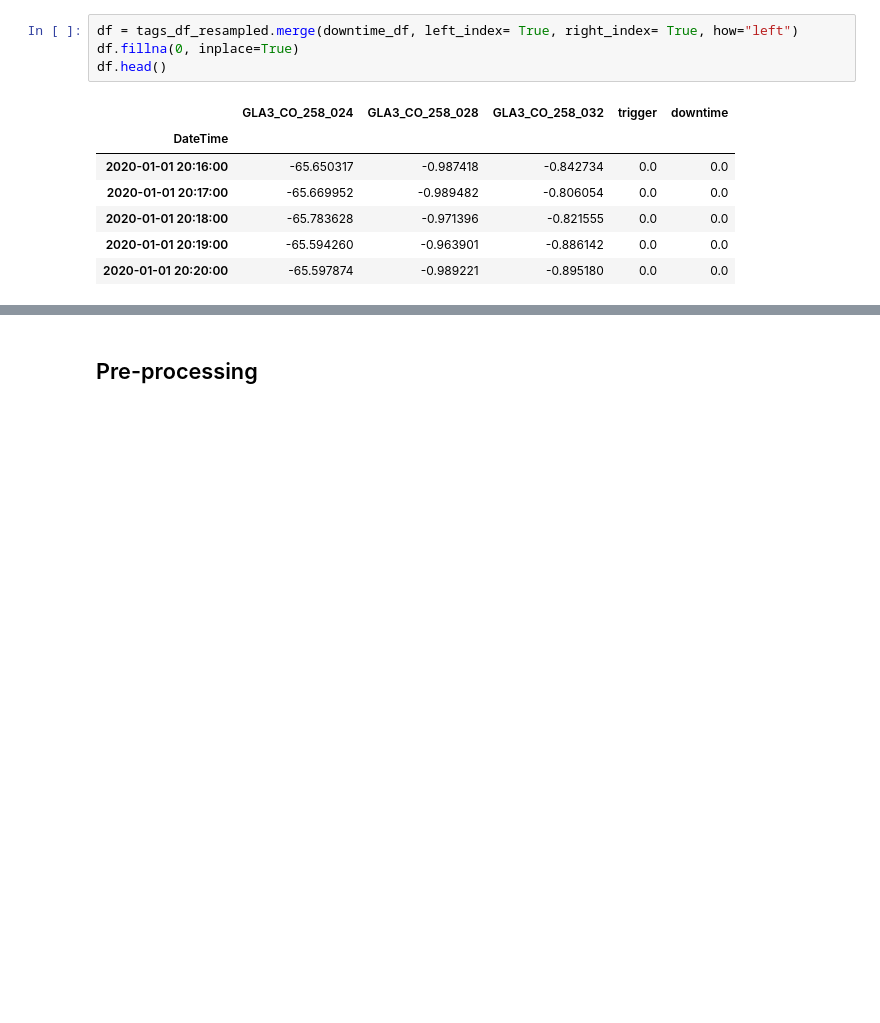
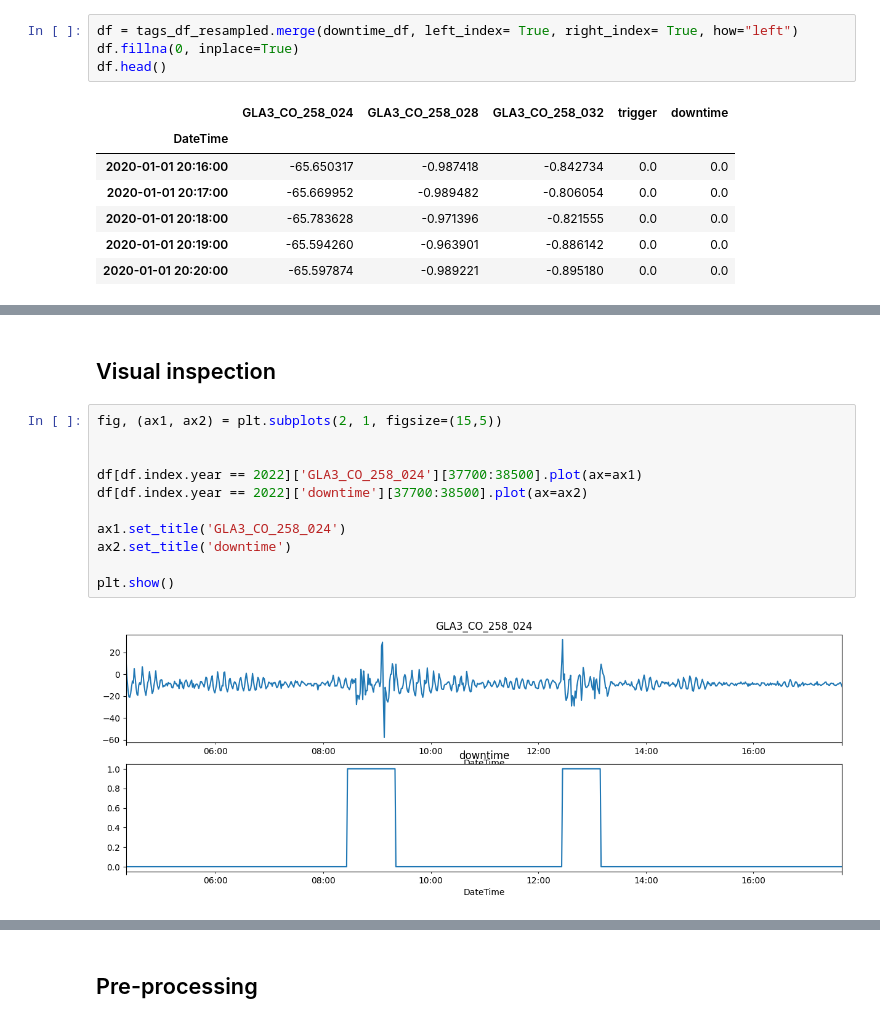
Before and after one commit to manueldelangel/alarm, a Jupyter notebook: LSTM.ipynb, the cells around one changed output, grey strips where cells are left out. Drawn from its saved outputs; the diff is of its cells as text; blank space fills up the shorter version.

```diff
--- a/LSTM.ipynb
+++ b/LSTM.ipynb
@@ -131,0 +135,15 @@ plt.show()
+# %% [markdown]
+## Visual inspection
+# %%
+fig, (ax1, ax2) = plt.subplots(2, 1, figsize=(15,5))
+
+
+df[df.index.year == 2022]['GLA3_CO_258_024'][37700:38500].plot(ax=ax1)
+df[df.index.year == 2022]['downtime'][37700:38500].plot(ax=ax2)
+
+ax1.set_title('GLA3_CO_258_024')
+ax2.set_title('downtime')
+
+plt.show()
+# %% [output]
+[figure, added]
```
Also changed, not shown: parts of 22 cells of this notebook, 3 other files.
